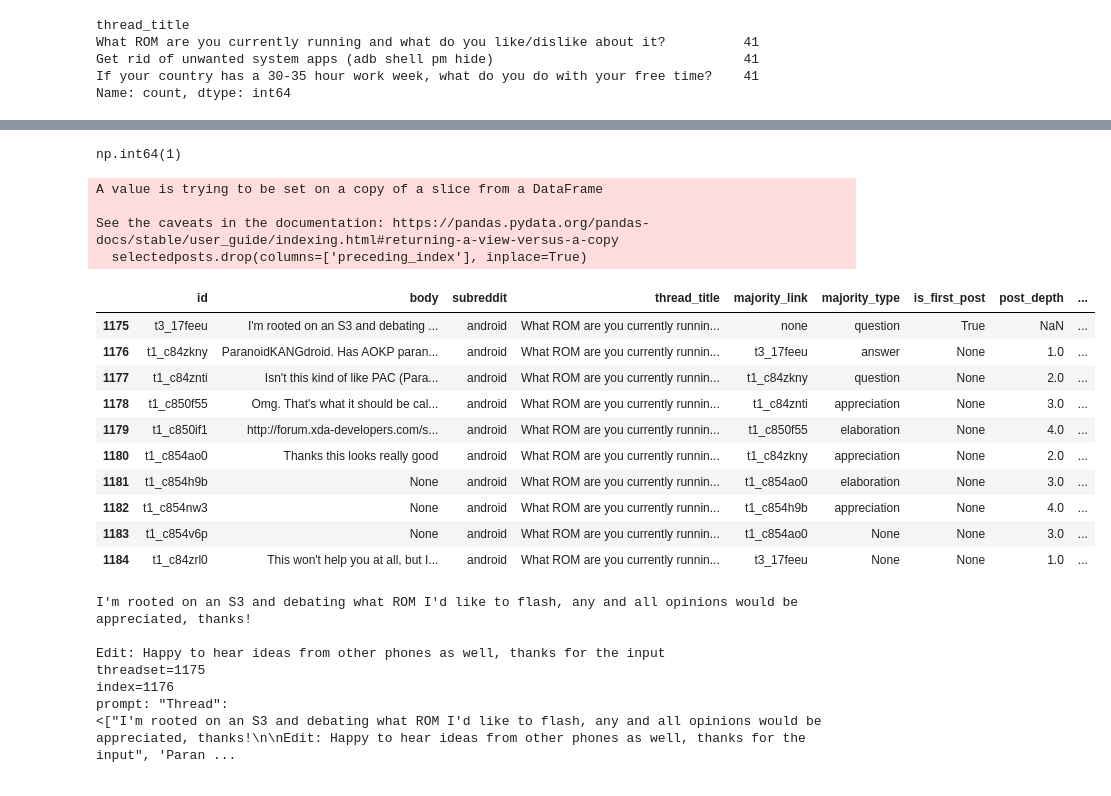
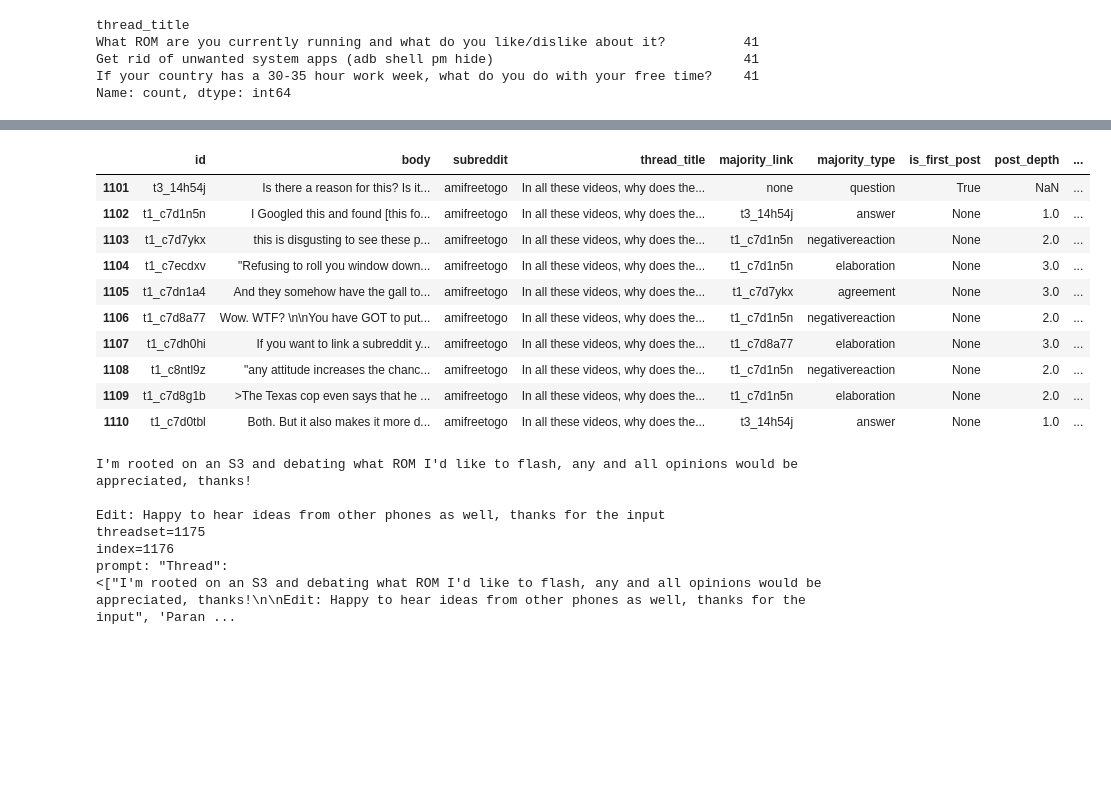
Before and after one commit to cl-trier/TWON-Exploration, a Jupyter notebook: 36--Expansion-Difference-Diversity-of-Coarse-Discourse.ipynb, the cells around one changed output, grey strips where cells are left out. Saved outputs shown, nothing was run; the diff lists cells and outputs as text; code cells hidden in the pictures; blank space fills up the shorter version.

Commit message:
added new prompts, classified MHdata and reddit on politicalness, added several classifiers to determine diversity of political comments via claim mining of context-expanded comments

```diff
--- a/36--Expansion-Difference-Diversity-of-Coarse-Discourse.ipynb
+++ b/36--Expansion-Difference-Diversity-of-Coarse-Discourse.ipynb
@@ -90,0 +86,10 @@ options_zero = yaml.safe_load(options_zero)
+# %%
+#find out which posts are political, and which are not:
+predictions: typing.Dict[str, pd.Series] = {
+    label: (
+        src.PromptClassify
+        .from_json(path)
+        (reddit3000["body"], MODELsmall, options=options_zero)
+    )
+    for label, path in CFG.prompt_classify_files.items() if label in ['political_post']
+}
@@ -90,0 +111,10 @@ options_zero = yaml.safe_load(options_zero)
+# %%
+#join to the dataset:
+for label, preds in predictions.items():
+    print(preds.value_counts())
+    print("-" * 42)
+    # Convert Series to DataFrame
+    preds_df = preds.to_frame()
+    # Rename the column in preds_df to include the label
+    preds_df.columns = [f'Llama31_{label}_8b']
+    reddit3000 = reddit3000.join(preds_df)
@@ -90,0 +127,3 @@ options_zero = yaml.safe_load(options_zero)
+# %%
+reddit3000.loc[:, 'Llama31_political_fill_8b'] = reddit3000.loc[:, 'Llama31_political_post_8b'].fillna('non-political')
+reddit3000.loc[:, 'Llama31_political_fill_8b_score'] = reddit3000.loc[:, 'Llama31_political_post_8b'].map({'non-political': 0, 'political': 1}).fillna(0).astype(int)
@@ -90,0 +149,17 @@ options_zero = yaml.safe_load(options_zero)
+# %%
+#find threads with most political posts:
+#select the rows in the dataset that are in a thread with more political posts than cutoff:
+# Define the cutoff value
+cutoff_value = 8
+
+# Group by 'thread_title' and count the number of political posts
+thread_counts = reddit3000.groupby('thread_title')['Llama31_political_fill_8b_score'].sum()
+
+# Filter the threads based on the cutoff value
+pol_threads = thread_counts[thread_counts > cutoff_value].index
+
+# Select the posts in the filtered threads
+pol_posts = reddit3000[reddit3000['thread_title'].isin(pol_threads)]
+
+# Display the filtered posts
+print(pol_posts.loc[pol_posts['Llama31_political_fill_8b_score'] == 1, 'body'].to_list())
@@ -129,28 +186,17 @@ See the caveats in the documentation: https://pandas.pydata.org/pandas-docs/stab
-# %%
-selectedposts['preceding_index'].isna().sum()
-# %% [output]
-np.int64(1)
-# %%
-selectedposts.drop(columns=['preceding_index'], inplace=True)
-# %% [output]
-A value is trying to be set on a copy of a slice from a DataFrame
-
-See the caveats in the documentation: https://pandas.pydata.org/pandas-docs/stable/user_guide/indexing.html#returning-a-view-versus-a-copy
-  selectedposts.drop(columns=['preceding_index'], inplace=True)
 # %%
-selectedposts.head(10)
+pol_posts.head(10)
 # %% [output]
 |  | id | body | subreddit | thread_title | majority_link | majority_type | is_first_post | post_depth | ... |
-| 1175 | t3_17feeu | I'm rooted on an S3 and debating ... | android | What ROM are you currently runnin... | none | question | True | NaN | ... |
-| 1176 | t1_c84zkny | ParanoidKANGdroid. Has AOKP paran... | android | What ROM are you currently runnin... | t3_17feeu | answer | None | 1.0 | ... |
-| 1177 | t1_c84znti | Isn't this kind of like PAC (Para... | android | What ROM are you currently runnin... | t1_c84zkny | question | None | 2.0 | ... |
-| 1178 | t1_c850f55 | Omg. That's what it should be cal... | android | What ROM are you currently runnin... | t1_c84znti | appreciation | None | 3.0 | ... |
-| 1179 | t1_c850if1 | http://forum.xda-developers.com/s... | android | What ROM are you currently runnin... | t1_c850f55 | elaboration | None | 4.0 | ... |
-| 1180 | t1_c854ao0 | Thanks this looks really good | android | What ROM are you currently runnin... | t1_c84zkny | appreciation | None | 2.0 | ... |
-| 1181 | t1_c854h9b | None | android | What ROM are you currently runnin... | t1_c854ao0 | elaboration | None | 3.0 | ... |
-| 1182 | t1_c854nw3 | None | android | What ROM are you currently runnin... | t1_c854h9b | appreciation | None | 4.0 | ... |
-| 1183 | t1_c854v6p | None | android | What ROM are you currently runnin... | t1_c854ao0 | None | None | 3.0 | ... |
-| 1184 | t1_c84zrl0 | This won't help you at all, but I... | android | What ROM are you currently runnin... | t3_17feeu | None | None | 1.0 | ... |
+| 1101 | t3_14h54j | Is there a reason for this? Is it... | amifreetogo | In all these videos, why does the... | none | question | True | NaN | ... |
+| 1102 | t1_c7d1n5n | I Googled this and found [this fo... | amifreetogo | In all these videos, why does the... | t3_14h54j | answer | None | 1.0 | ... |
+| 1103 | t1_c7d7ykx | this is disgusting to see these p... | amifreetogo | In all these videos, why does the... | t1_c7d1n5n | negativereaction | None | 2.0 | ... |
+| 1104 | t1_c7ecdxv | "Refusing to roll you window down... | amifreetogo | In all these videos, why does the... | t1_c7d1n5n | elaboration | None | 3.0 | ... |
+| 1105 | t1_c7dn1a4 | And they somehow have the gall to... | amifreetogo | In all these videos, why does the... | t1_c7d7ykx | agreement | None | 3.0 | ... |
+| 1106 | t1_c7d8a77 | Wow. WTF? \n\nYou have GOT to put... | amifreetogo | In all these videos, why does the... | t1_c7d1n5n | negativereaction | None | 2.0 | ... |
+| 1107 | t1_c7dh0hi | If you want to link a subreddit y... | amifreetogo | In all these videos, why does the... | t1_c7d8a77 | elaboration | None | 3.0 | ... |
+| 1108 | t1_c8ntl9z | "any attitude increases the chanc... | amifreetogo | In all these videos, why does the... | t1_c7d1n5n | negativereaction | None | 2.0 | ... |
+| 1109 | t1_c7d8g1b | >The Texas cop even says that he ... | amifreetogo | In all these videos, why does the... | t1_c7d1n5n | elaboration | None | 2.0 | ... |
+| 1110 | t1_c7d0tbl | Both. But it also makes it more d... | amifreetogo | In all these videos, why does the... | t3_14h54j | answer | None | 1.0 | ... |
 # %%
 chunked_result: typing.List[pd.DataFrame] = []
 GROUPER='thread_title'
```
Also changed, not shown: parts of 108 cells of this notebook, 6 other files.
